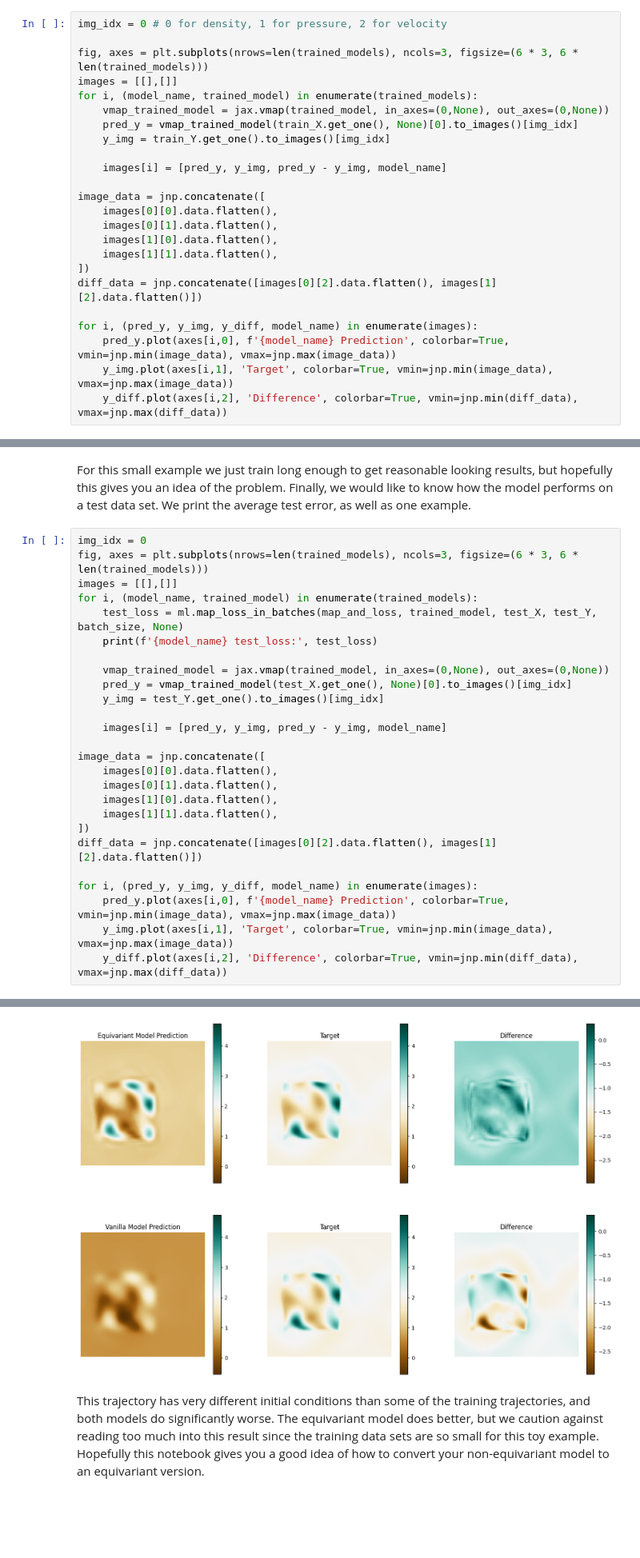
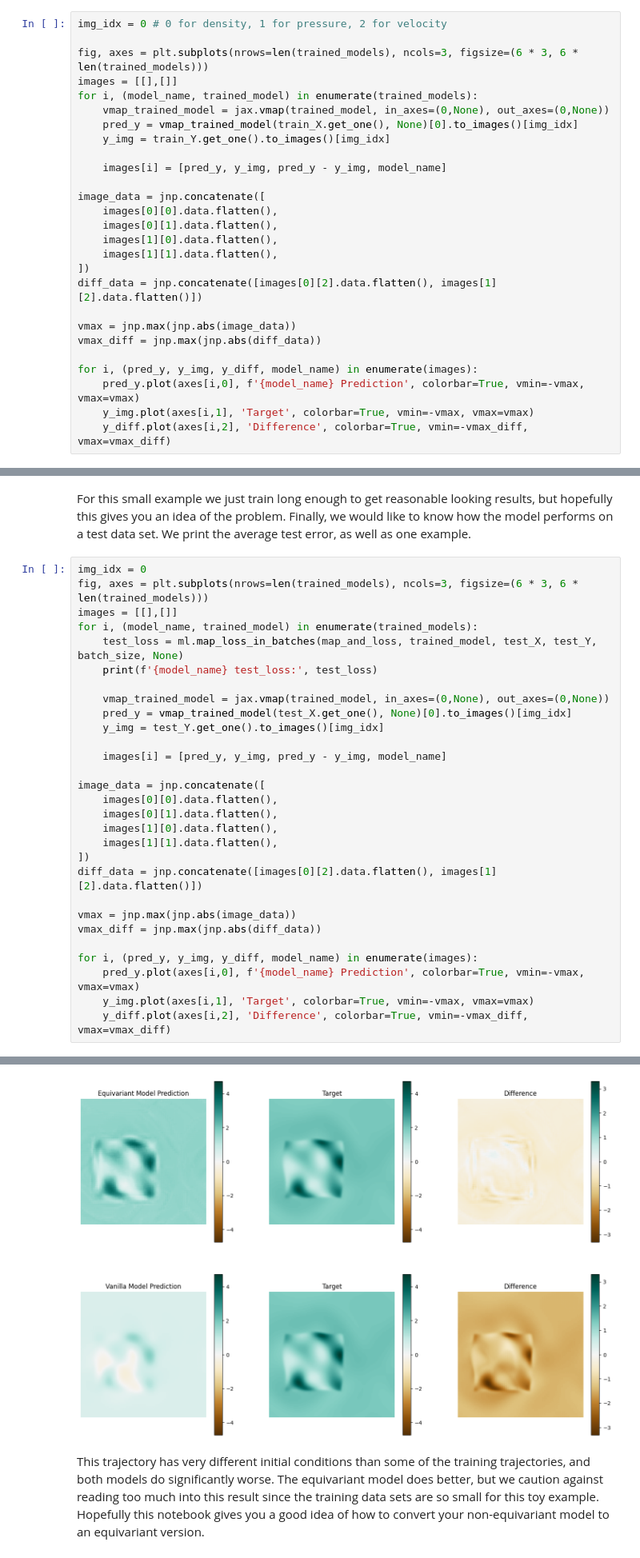
Before and after one commit to WilsonGregory/ginjax, a Jupyter notebook: examples/conversion_example.ipynb, the cells around one changed output, grey strips where cells are left out. Shown at 80% size. Saved outputs shown, nothing was run; the diff lists cells and outputs as text; blank space fills up the shorter version.

```diff
--- a/examples/conversion_example.ipynb
+++ b/examples/conversion_example.ipynb
@@ -391,8 +392,11 @@ image_data = jnp.concatenate([
 ])
 diff_data = jnp.concatenate([images[0][2].data.flatten(), images[1][2].data.flatten()])
 
+vmax = jnp.max(jnp.abs(image_data))
+vmax_diff = jnp.max(jnp.abs(diff_data))
+
 for i, (pred_y, y_img, y_diff, model_name) in enumerate(images):
-    pred_y.plot(axes[i,0], f'{model_name} Prediction', colorbar=True, vmin=jnp.min(image_data), vmax=jnp.max(image_data))
-    y_img.plot(axes[i,1], 'Target', colorbar=True, vmin=jnp.min(image_data), vmax=jnp.max(image_data))
-    y_diff.plot(axes[i,2], 'Difference', colorbar=True, vmin=jnp.min(diff_data), vmax=jnp.max(diff_data))
+    pred_y.plot(axes[i,0], f'{model_name} Prediction', colorbar=True, vmin=-vmax, vmax=vmax)
+    y_img.plot(axes[i,1], 'Target', colorbar=True, vmin=-vmax, vmax=vmax)
+    y_diff.plot(axes[i,2], 'Difference', colorbar=True, vmin=-vmax_diff, vmax=vmax_diff)
 # %% [output]
@@ -421,8 +425,11 @@ image_data = jnp.concatenate([
 ])
 diff_data = jnp.concatenate([images[0][2].data.flatten(), images[1][2].data.flatten()])
 
+vmax = jnp.max(jnp.abs(image_data))
+vmax_diff = jnp.max(jnp.abs(diff_data))
+
 for i, (pred_y, y_img, y_diff, model_name) in enumerate(images):
-    pred_y.plot(axes[i,0], f'{model_name} Prediction', colorbar=True, vmin=jnp.min(image_data), vmax=jnp.max(image_data))
-    y_img.plot(axes[i,1], 'Target', colorbar=True, vmin=jnp.min(image_data), vmax=jnp.max(image_data))
-    y_diff.plot(axes[i,2], 'Difference', colorbar=True, vmin=jnp.min(diff_data), vmax=jnp.max(diff_data))
+    pred_y.plot(axes[i,0], f'{model_name} Prediction', colorbar=True, vmin=-vmax, vmax=vmax)
+    y_img.plot(axes[i,1], 'Target', colorbar=True, vmin=-vmax, vmax=vmax)
+    y_diff.plot(axes[i,2], 'Difference', colorbar=True, vmin=-vmax_diff, vmax=vmax_diff)
 # %% [output]
@@ -431,3 +438,3 @@ Vanilla Model test_loss: 6.6148834
-[figure, old version]
+[figure, new version]
 # %% [markdown]
 This trajectory has very different initial conditions than some of the training trajectories, and both models do significantly worse. The equivariant model does better, but we caution against reading too much into this result since the training data sets are so small for this toy example. Hopefully this notebook gives you a good idea of how to convert your non-equivariant model to an equivariant version.
```
Also changed, not shown: parts of 5 cells of this notebook, 9 other files.
